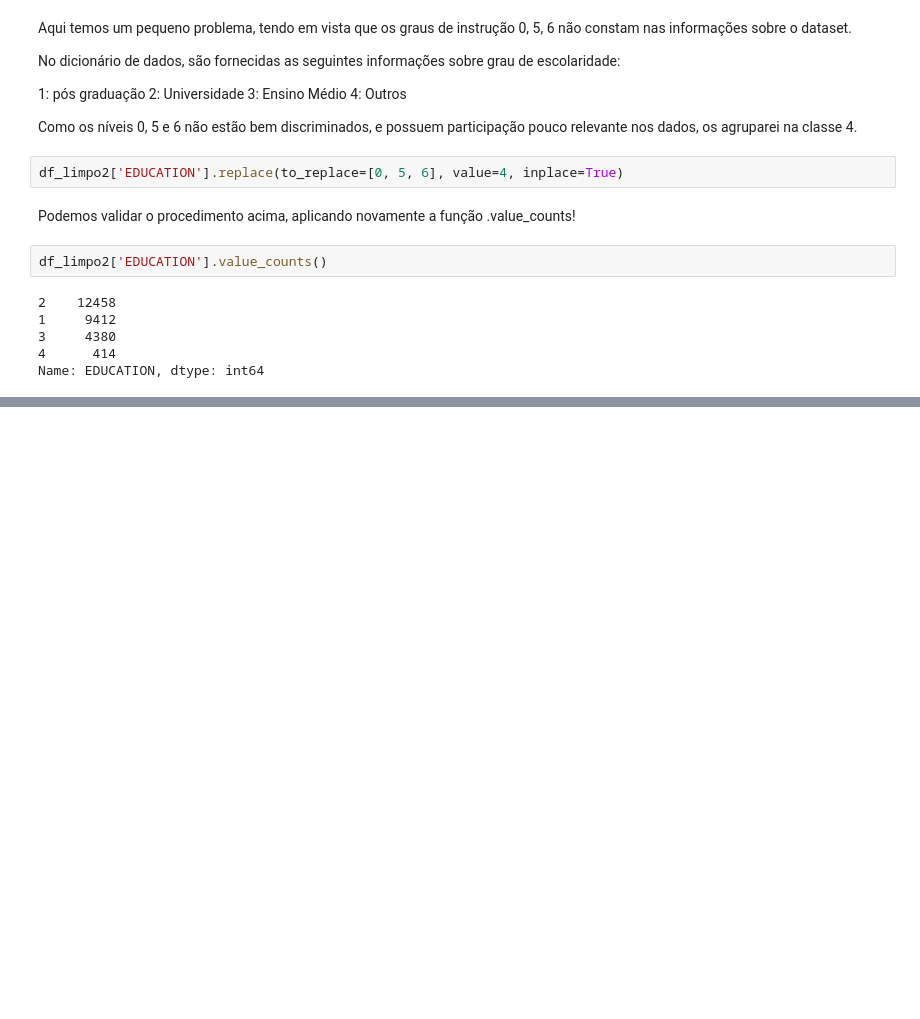
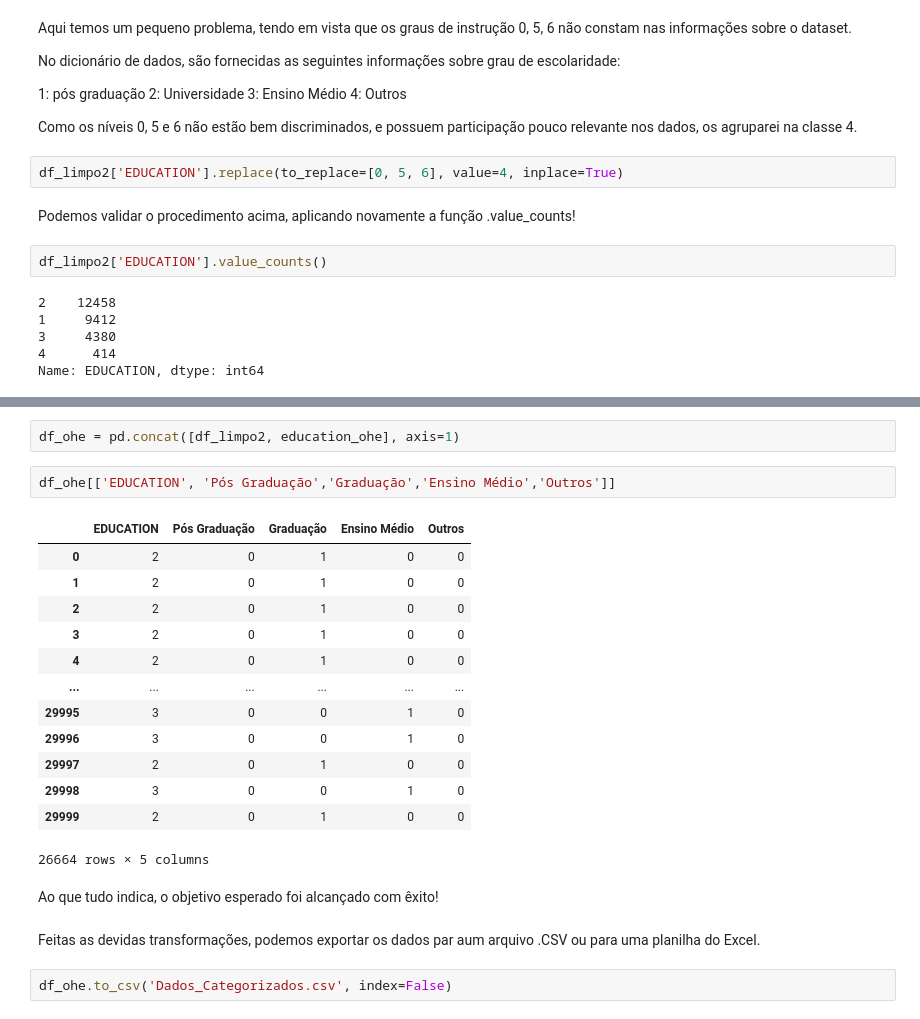
Before and after one commit to marcosvnespolo/Previsao_Inadimplencia, a Jupyter notebook: Previsão_Inadimplência.ipynb, the cells around one changed output, grey strips where cells are left out. Saved outputs shown, nothing was run; the diff lists cells and outputs as text; blank space fills up the shorter version.

Commit message:
Aplicando OHE e exportando para um Arquivo .CSV

```diff
--- a/Previsão_Inadimplência.ipynb
+++ b/Previsão_Inadimplência.ipynb
@@ -416,0 +508,24 @@ Name: EDUCATION, dtype: int64
+# %%
+df_ohe = pd.concat([df_limpo2, education_ohe], axis=1)
+# %%
+df_ohe[['EDUCATION', 'Pós Graduação','Graduação','Ensino Médio','Outros']]
+# %% [output]
+|  | EDUCATION | Pós Graduação | Graduação | Ensino Médio | Outros |
+| 0 | 2 | 0 | 1 | 0 | 0 |
+| 1 | 2 | 0 | 1 | 0 | 0 |
+| 2 | 2 | 0 | 1 | 0 | 0 |
+| 3 | 2 | 0 | 1 | 0 | 0 |
+| 4 | 2 | 0 | 1 | 0 | 0 |
+| ... | ... | ... | ... | ... | ... |
+| 29995 | 3 | 0 | 0 | 1 | 0 |
+| 29996 | 3 | 0 | 0 | 1 | 0 |
+| 29997 | 2 | 0 | 1 | 0 | 0 |
+| 29998 | 3 | 0 | 0 | 1 | 0 |
+| 29999 | 2 | 0 | 1 | 0 | 0 |
+26664 rows × 5 columns
+# %% [markdown]
+Ao que tudo indica, o objetivo esperado foi alcançado com êxito!
+# %% [markdown]
+Feitas as devidas transformações, podemos exportar os dados par aum arquivo .CSV ou para uma planilha do Excel.
+# %%
+df_ohe.to_csv('Dados_Categorizados.csv', index=False)
```
Also changed, not shown: parts of 17 cells of this notebook.
